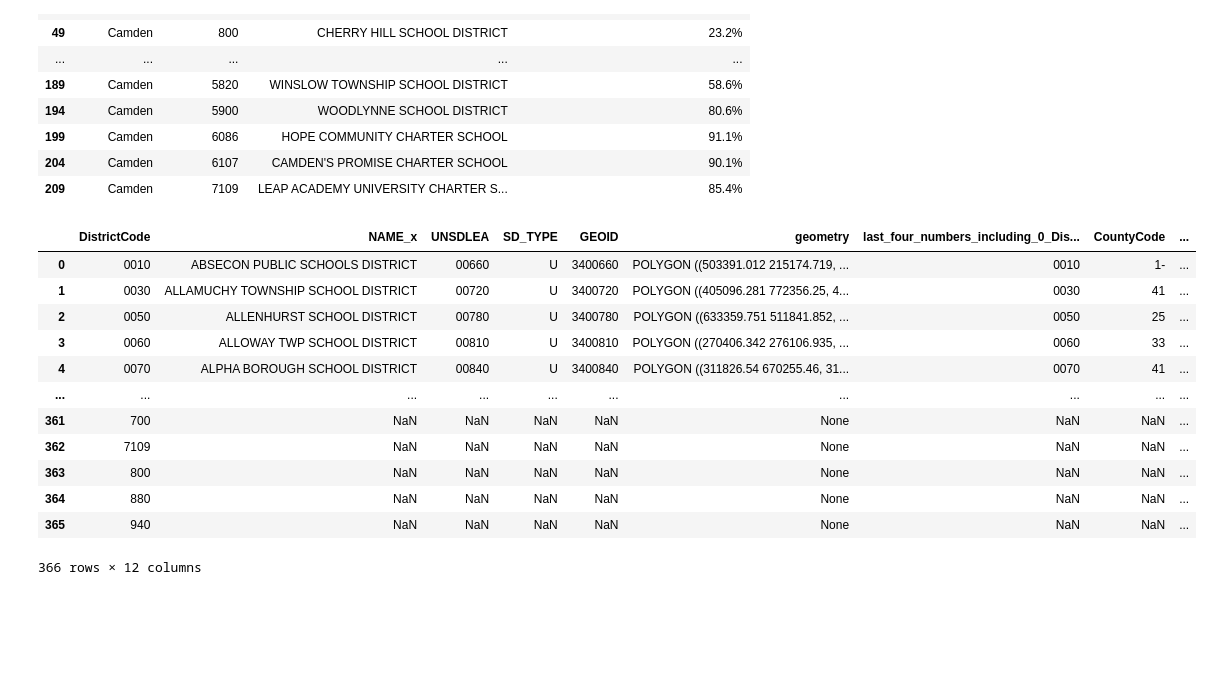
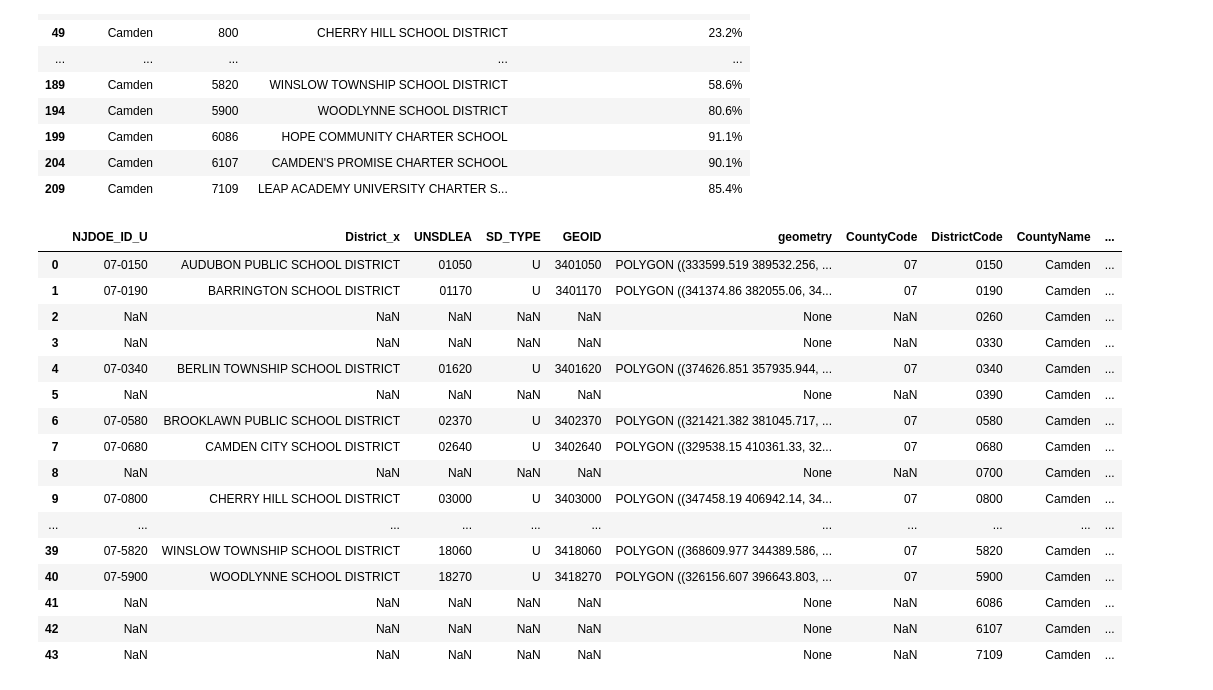
Before and after one commit to MhiyaJ/My-GIS-Stuff, a Jupyter notebook: *PS1- School Districts.ipynb, the cells around one changed output. Saved outputs shown, nothing was run; the diff lists cells and outputs as text; code cells hidden in the pictures; blank space fills up the shorter version.

```diff
--- a/*PS1- School Districts.ipynb
+++ b/*PS1- School Districts.ipynb
@@ -152,23 +152,30 @@ DisXls1
 | 209 | Camden | 7109 | LEAP ACADEMY UNIVERSITY CHARTER S... | 85.4% |
 # %%
 njSch['DistrictCode'] = njSch['DistrictCode'].astype(str)
-DisXls1['DistrictCode'] = DisXls1['DistrictCode'].astype(str)
-a1 = pd.merge(njSch, DisXls1, left_on='DistrictCode', right_on='DistrictCode', how='outer', indicator=True)
+DisXls1['DistrictCode'] = DisXls1['DistrictCode'].astype(str).str.zfill(4) # Ensure 4 digits with leading zeros
+
+njSch_filtered = njSch[njSch['CountyCode'] == '07'].copy() # Use .copy() to avoid SettingWithCopyWarning
+
+a1 = pd.merge(njSch_filtered, DisXls1, left_on='DistrictCode', right_on='DistrictCode', how='outer', indicator=True)
 a1
 # %% [output]
-|  | DistrictCode | NAME_x | UNSDLEA | SD_TYPE | GEOID | geometry | last_four_numbers_including_0_Dis... | CountyCode | ... |
-| 0 | 0010 | ABSECON PUBLIC SCHOOLS DISTRICT | 00660 | U | 3400660 | POLYGON ((503391.012 215174.719, ... | 0010 | 1- | ... |
-| 1 | 0030 | ALLAMUCHY TOWNSHIP SCHOOL DISTRICT | 00720 | U | 3400720 | POLYGON ((405096.281 772356.25, 4... | 0030 | 41 | ... |
-| 2 | 0050 | ALLENHURST SCHOOL DISTRICT | 00780 | U | 3400780 | POLYGON ((633359.751 511841.852, ... | 0050 | 25 | ... |
-| 3 | 0060 | ALLOWAY TWP SCHOOL DISTRICT | 00810 | U | 3400810 | POLYGON ((270406.342 276106.935, ... | 0060 | 33 | ... |
-| 4 | 0070 | ALPHA BOROUGH SCHOOL DISTRICT | 00840 | U | 3400840 | POLYGON ((311826.54 670255.46, 31... | 0070 | 41 | ... |
-| ... | ... | ... | ... | ... | ... | ... | ... | ... | ... |
-| 361 | 700 | NaN | NaN | NaN | NaN | None | NaN | NaN | ... |
-| 362 | 7109 | NaN | NaN | NaN | NaN | None | NaN | NaN | ... |
-| 363 | 800 | NaN | NaN | NaN | NaN | None | NaN | NaN | ... |
-| 364 | 880 | NaN | NaN | NaN | NaN | None | NaN | NaN | ... |
-| 365 | 940 | NaN | NaN | NaN | NaN | None | NaN | NaN | ... |
+|  | NJDOE_ID_U | District_x | UNSDLEA | SD_TYPE | GEOID | geometry | CountyCode | DistrictCode | CountyName | ... |
+| 0 | 07-0150 | AUDUBON PUBLIC SCHOOL DISTRICT | 01050 | U | 3401050 | POLYGON ((333599.519 389532.256, ... | 07 | 0150 | Camden | ... |
+| 1 | 07-0190 | BARRINGTON SCHOOL DISTRICT | 01170 | U | 3401170 | POLYGON ((341374.86 382055.06, 34... | 07 | 0190 | Camden | ... |
+| 2 | NaN | NaN | NaN | NaN | NaN | None | NaN | 0260 | Camden | ... |
+| 3 | NaN | NaN | NaN | NaN | NaN | None | NaN | 0330 | Camden | ... |
+| 4 | 07-0340 | BERLIN TOWNSHIP SCHOOL DISTRICT | 01620 | U | 3401620 | POLYGON ((374626.851 357935.944, ... | 07 | 0340 | Camden | ... |
+| 5 | NaN | NaN | NaN | NaN | NaN | None | NaN | 0390 | Camden | ... |
+| 6 | 07-0580 | BROOKLAWN PUBLIC SCHOOL DISTRICT | 02370 | U | 3402370 | POLYGON ((321421.382 381045.717, ... | 07 | 0580 | Camden | ... |
+| 7 | 07-0680 | CAMDEN CITY SCHOOL DISTRICT | 02640 | U | 3402640 | POLYGON ((329538.15 410361.33, 32... | 07 | 0680 | Camden | ... |
+| 8 | NaN | NaN | NaN | NaN | NaN | None | NaN | 0700 | Camden | ... |
+| 9 | 07-0800 | CHERRY HILL SCHOOL DISTRICT | 03000 | U | 3403000 | POLYGON ((347458.19 406942.14, 34... | 07 | 0800 | Camden | ... |
+| ... | ... | ... | ... | ... | ... | ... | ... | ... | ... | ... |
+| 39 | 07-5820 | WINSLOW TOWNSHIP SCHOOL DISTRICT | 18060 | U | 3418060 | POLYGON ((368609.977 344389.586, ... | 07 | 5820 | Camden | ... |
+| 40 | 07-5900 | WOODLYNNE SCHOOL DISTRICT | 18270 | U | 3418270 | POLYGON ((326156.607 396643.803, ... | 07 | 5900 | Camden | ... |
+| 41 | NaN | NaN | NaN | NaN | NaN | None | NaN | 6086 | Camden | ... |
+| 42 | NaN | NaN | NaN | NaN | NaN | None | NaN | 6107 | Camden | ... |
+| 43 | NaN | NaN | NaN | NaN | NaN | None | NaN | 7109 | Camden | ... |
-366 rows × 12 columns
 # %%
 a1._merge.value_counts()
 # %% [output]
```
Also changed, not shown: parts of 9 cells of this notebook.
